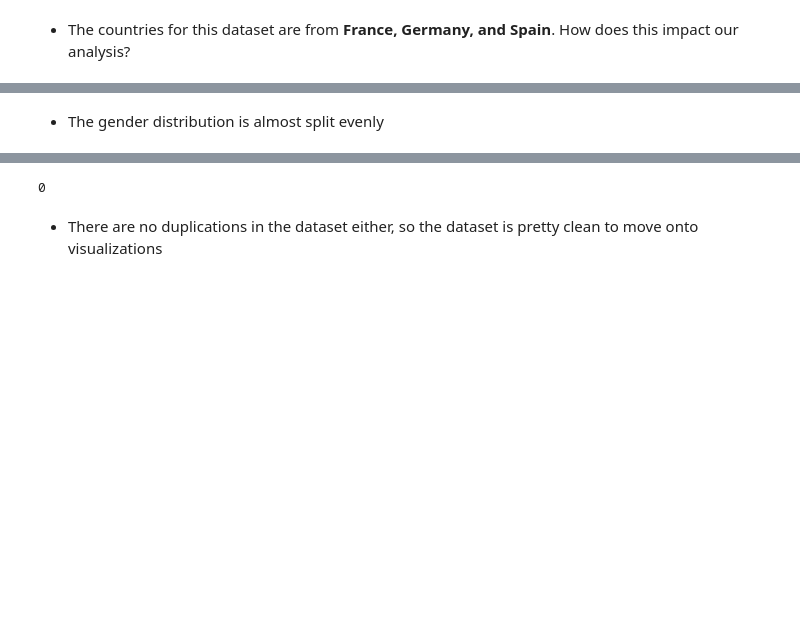
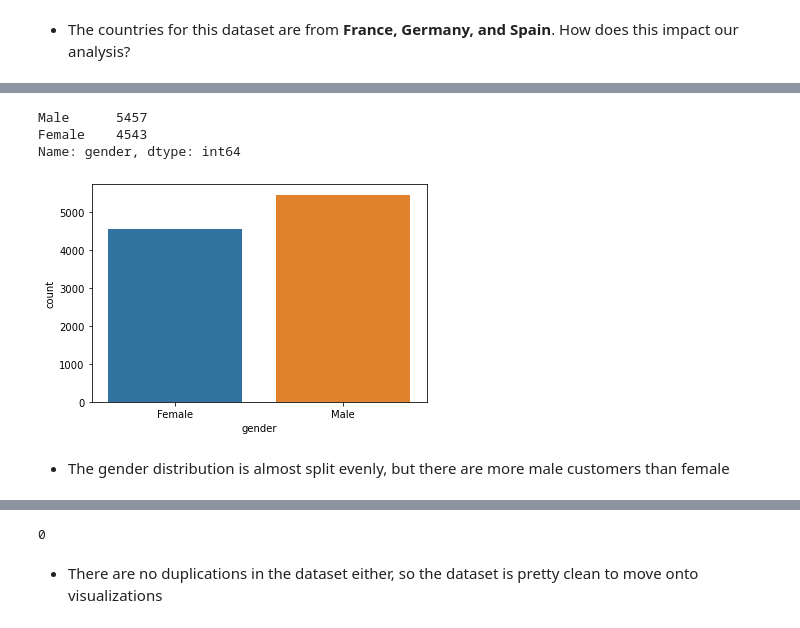
Before and after one commit to kkiepek/Predicting-Bank-Customer-Churn, a Jupyter notebook: Bank Churn EDA + Modeling.ipynb, the cells around one changed output, grey strips where cells are left out. Saved outputs shown, nothing was run; the diff lists cells and outputs as text; code cells hidden in the pictures; blank space fills up the shorter version.

```diff
--- a/Bank Churn EDA + Modeling.ipynb
+++ b/Bank Churn EDA + Modeling.ipynb
@@ -101,2 +115,10 @@ Name: gender, dtype: int64
+# %%
+print(df.gender.value_counts())
+sns.countplot(data=df,x='gender');
+# %% [output]
+Male      5457
+Female    4543
+Name: gender, dtype: int64
+[figure, added]
 # %% [markdown]
-- The gender distribution is almost split evenly
+- The gender distribution is almost split evenly, but there are more male customers than female
```
Also changed, not shown: parts of 24 cells of this notebook.
